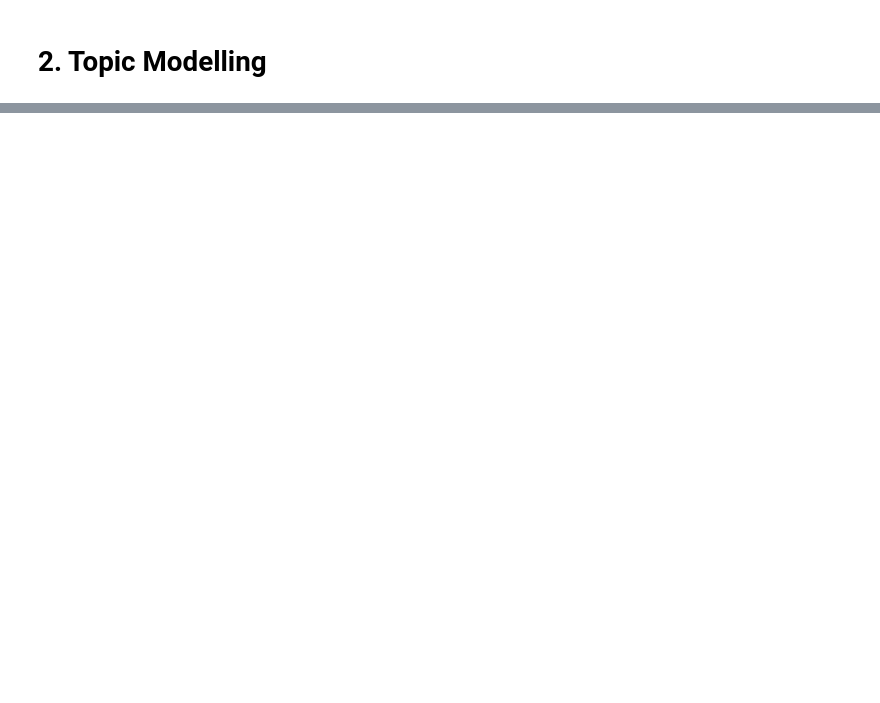
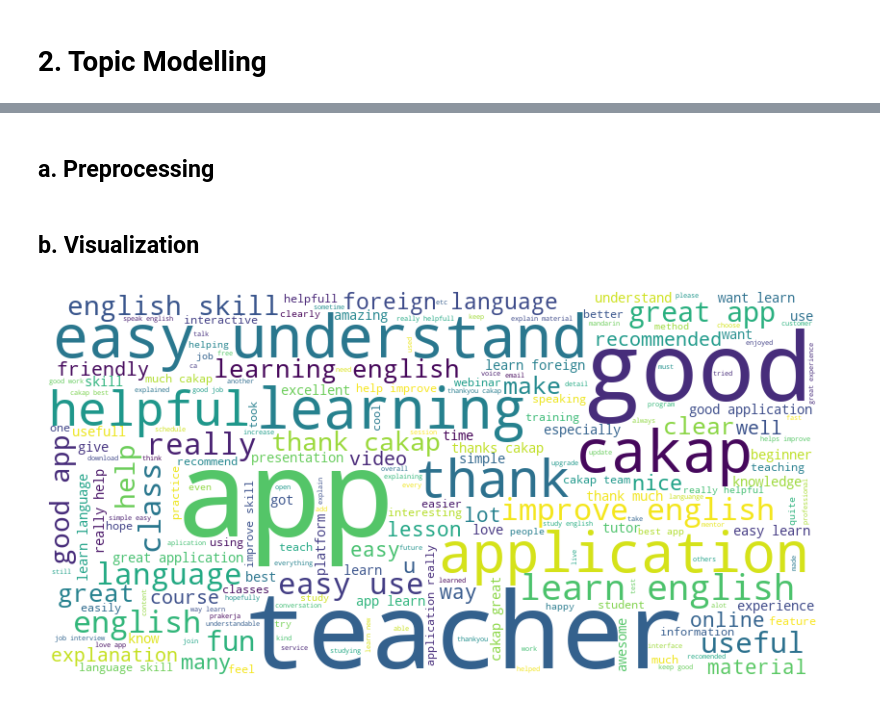
Before and after one commit to alvinxrww/cakap-sentiment-analysis, a Jupyter notebook: play_store_reviews_analysis.ipynb, the cells around one changed output, grey strips where cells are left out. Drawn from its saved outputs; the diff is of its cells as text; code cells hidden in the pictures; blank space fills up the shorter version.

```diff
--- a/play_store_reviews_analysis.ipynb
+++ b/play_store_reviews_analysis.ipynb
@@ -184,0 +204,30 @@ pyLDAvis.display(vis_data)
+# %% [markdown]
+## a. Preprocessing
+# %%
+def preprocess_text(text):
+    stop_words = set(stopwords.words('english'))
+
+    tokens = word_tokenize(text.lower())
+    tokens = [token for token in tokens if token.isalpha()
+              and token not in stop_words]
+    return tokens
+# %%
+text = " ".join(reviews)
+tokens = preprocess_text(text)
+# %% [markdown]
+## b. Visualization
+# %%
+def generate_wordcloud(words):
+    # Generate WordCloud for adjectives
+    wordcloud = WordCloud(width=800, height=400,
+                          background_color='white').generate(words)
+
+    # Display the WordCloud using matplotlib
+    _, ax = plt.subplots(figsize=(10, 5))
+    ax.imshow(wordcloud, interpolation='bilinear')
+    ax.axis('off')
+# %%
+processed_text = " ".join(tokens)
+generate_wordcloud(processed_text)
+# %% [output]
+[figure, added]
```
Also changed, not shown: parts of 9 cells of this notebook, 1 other file.
